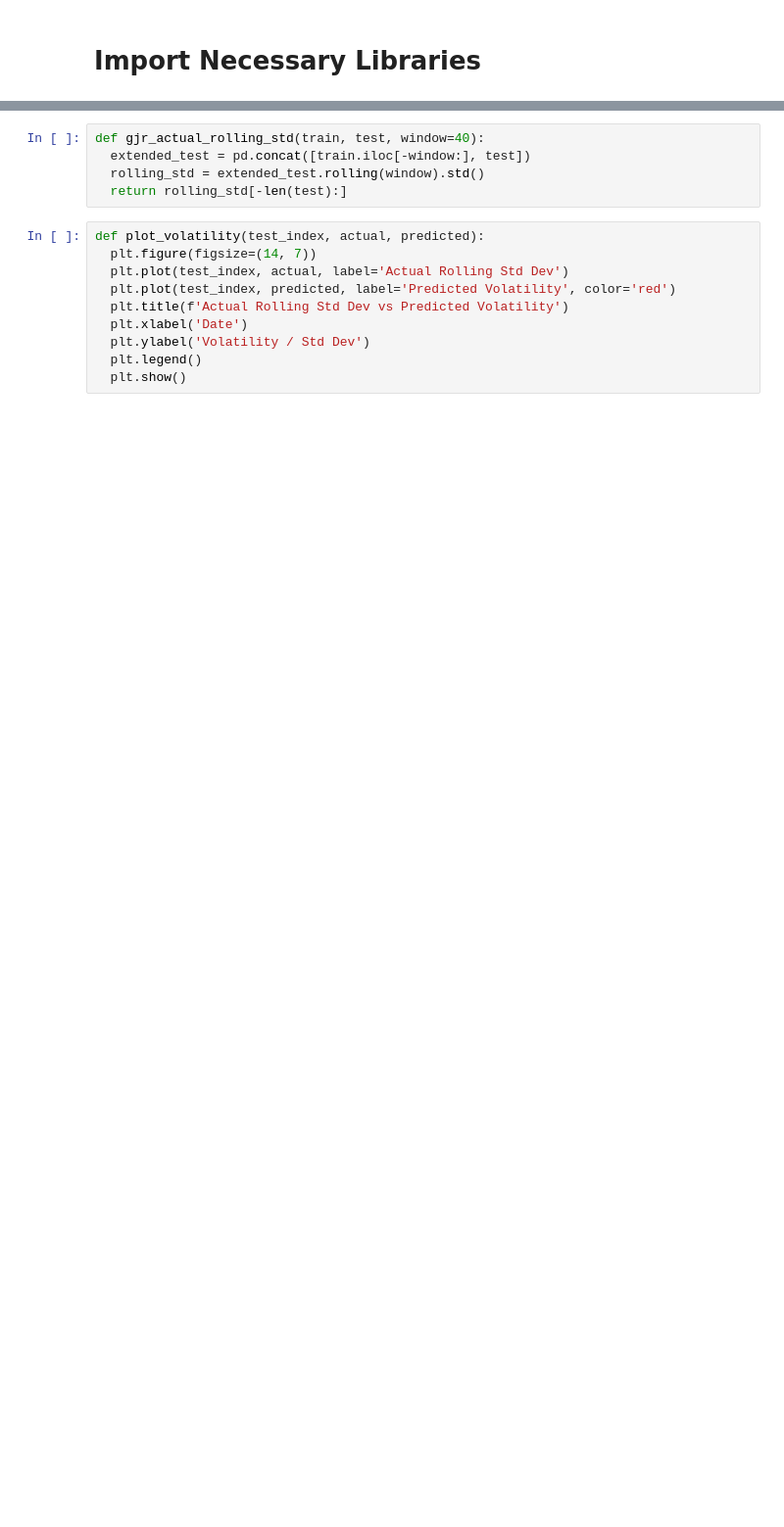
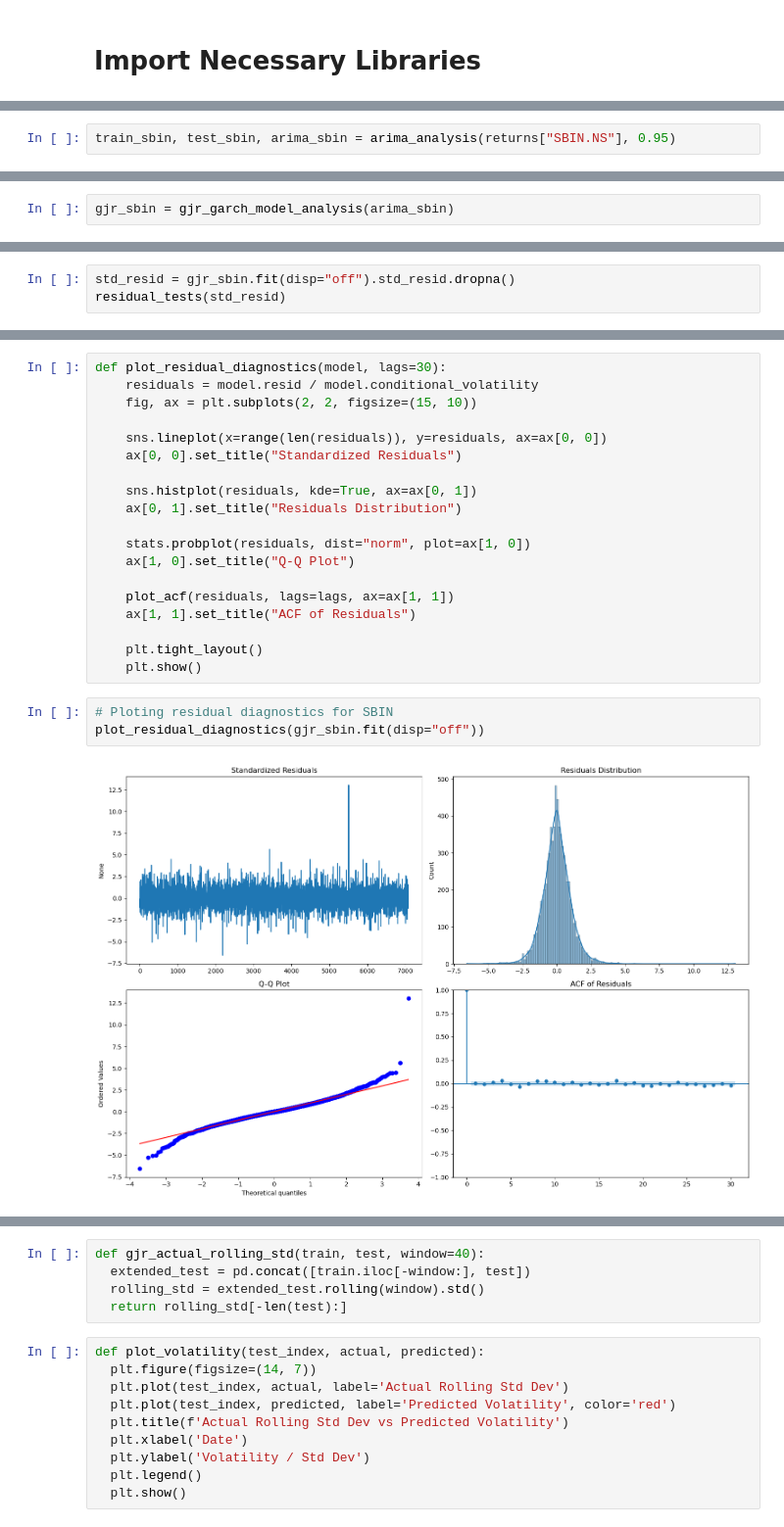
Before and after one commit to dassrikrishna/Tail_Risk_Modelling, a Jupyter notebook: week1/arma_gjr_t_evt.ipynb, the cells around one changed output, grey strips where cells are left out. Shown at 98% size. Cells and saved outputs as stored; diff of their text form; blank space fills up the shorter version.

```diff
--- a/week1/arma_gjr_t_evt.ipynb
+++ b/week1/arma_gjr_t_evt.ipynb
@@ -687,0 +129,2 @@ def gjr_rolling_forecast(train, test):
+# %%
+train_sbin, test_sbin, arima_sbin = arima_analysis(returns["SBIN.NS"], 0.95)
@@ -687,0 +194,2 @@ def gjr_rolling_forecast(train, test):
+# %%
+gjr_sbin = gjr_garch_model_analysis(arima_sbin)
@@ -687,0 +229,3 @@ def gjr_rolling_forecast(train, test):
+# %%
+std_resid = gjr_sbin.fit(disp="off").std_resid.dropna()
+residual_tests(std_resid)
@@ -687,0 +244,24 @@ def gjr_rolling_forecast(train, test):
+# %%
+def plot_residual_diagnostics(model, lags=30):
+    residuals = model.resid / model.conditional_volatility
+    fig, ax = plt.subplots(2, 2, figsize=(15, 10))
+
+    sns.lineplot(x=range(len(residuals)), y=residuals, ax=ax[0, 0])
+    ax[0, 0].set_title("Standardized Residuals")
+
+    sns.histplot(residuals, kde=True, ax=ax[0, 1])
+    ax[0, 1].set_title("Residuals Distribution")
+
+    stats.probplot(residuals, dist="norm", plot=ax[1, 0])
+    ax[1, 0].set_title("Q-Q Plot")
+
+    plot_acf(residuals, lags=lags, ax=ax[1, 1])
+    ax[1, 1].set_title("ACF of Residuals")
+
+    plt.tight_layout()
+    plt.show()
+# %%
+# Ploting residual diagnostics for SBIN
+plot_residual_diagnostics(gjr_sbin.fit(disp="off"))
+# %% [output]
+[figure, added]
```
Also changed, not shown: parts of 174 cells of this notebook, 3 other files.
